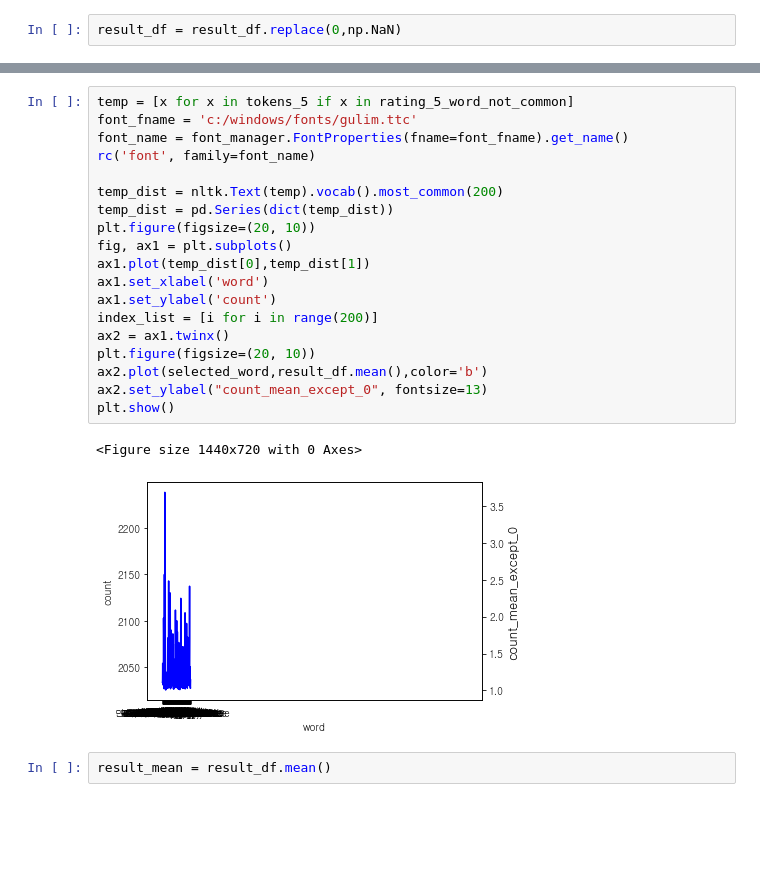
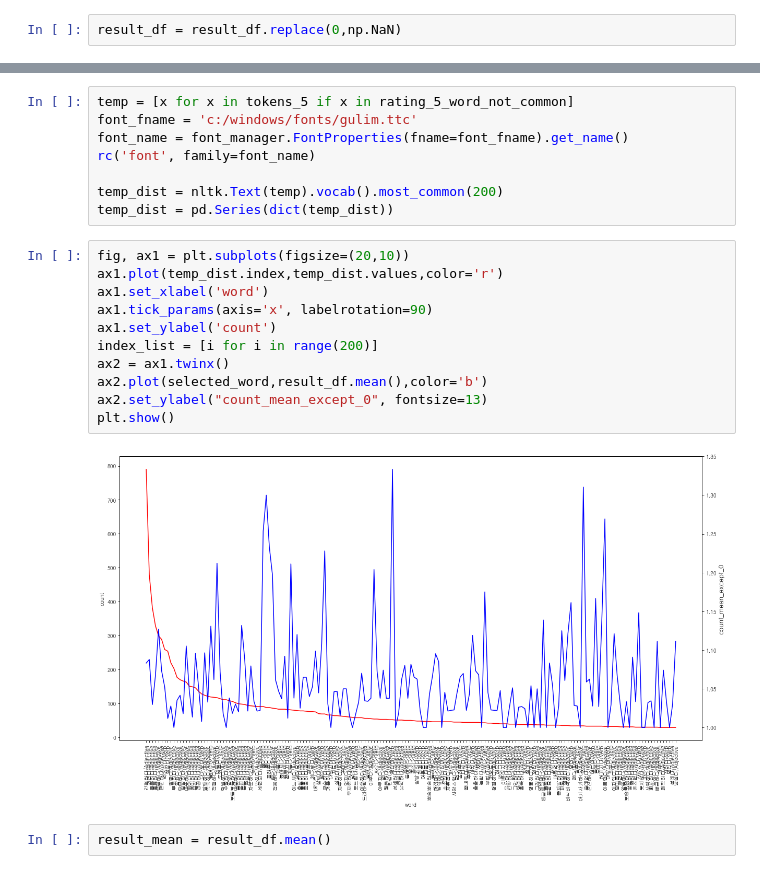
Before and after one commit to LyunJ/CoupangReview, a Jupyter notebook: 감성분석_머신러닝/논리적_근거_시각화.ipynb, the cells around one changed output, grey strips where cells are left out. Cells and saved outputs as stored; diff of their text form; blank space fills up the shorter version.

```diff
--- a/감성분석_머신러닝/논리적_근거_시각화.ipynb
+++ b/감성분석_머신러닝/논리적_근거_시각화.ipynb
@@ -138,20 +138,19 @@ rc('font', family=font_name)
 
 temp_dist = nltk.Text(temp).vocab().most_common(200)
 temp_dist = pd.Series(dict(temp_dist))
-plt.figure(figsize=(20, 10))
-fig, ax1 = plt.subplots()
-ax1.plot(temp_dist[0],temp_dist[1])
-ax1.set_xlabel('word')
-ax1.set_ylabel('count')
-index_list = [i for i in range(200)]
-ax2 = ax1.twinx()
-plt.figure(figsize=(20, 10))
-ax2.plot(selected_word,result_df.mean(),color='b')
-ax2.set_ylabel("count_mean_except_0", fontsize=13)
-plt.show()
-# %% [output]
-<Figure size 1440x720 with 0 Axes>
-[figure, removed]
+# %%
+fig, ax1 = plt.subplots(figsize=(20,10))
+ax1.plot(temp_dist.index,temp_dist.values,color='r')
+ax1.set_xlabel('word')
+ax1.tick_params(axis='x', labelrotation=90)
+ax1.set_ylabel('count')
+index_list = [i for i in range(200)]
+ax2 = ax1.twinx()
+ax2.plot(selected_word,result_df.mean(),color='b')
+ax2.set_ylabel("count_mean_except_0", fontsize=13)
+plt.show()
+# %% [output]
+[figure, added]
 # %%
 result_mean = result_df.mean()
 # %%
```
Also changed, not shown: parts of 11 cells of this notebook, 8 other files.
